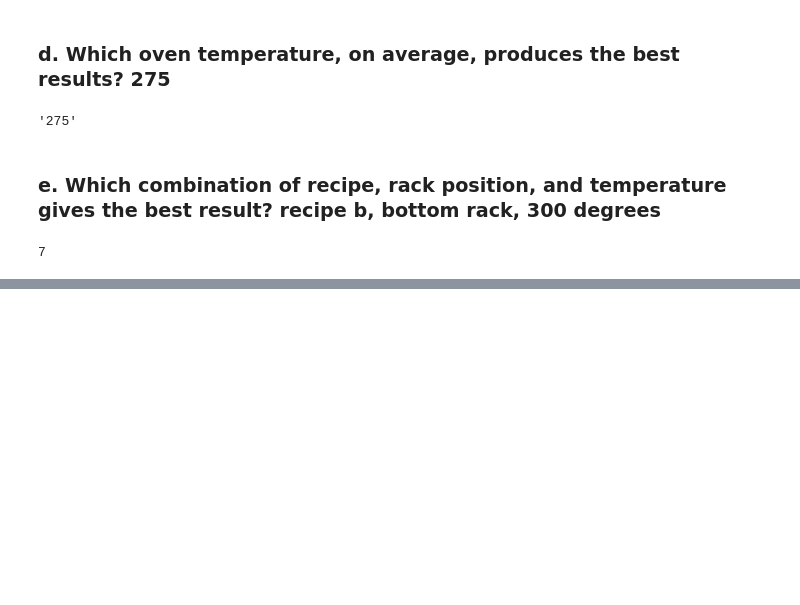
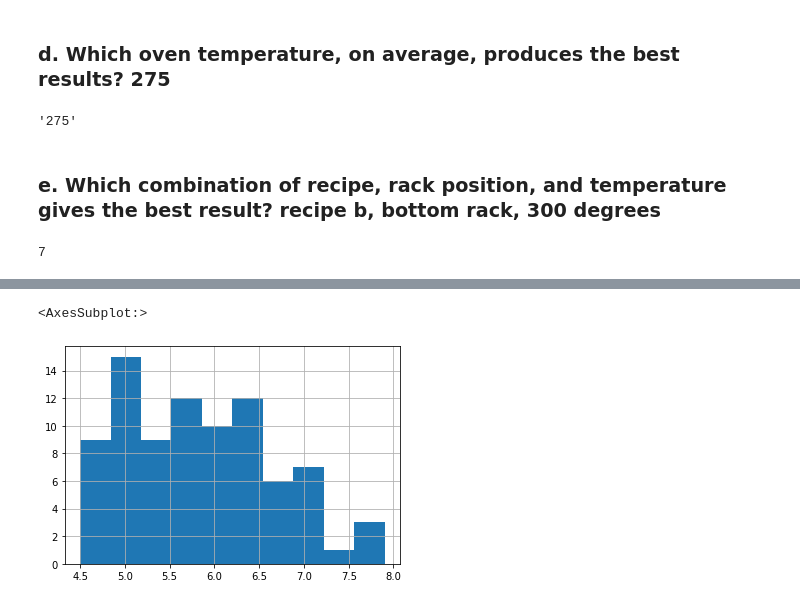
Before and after one commit to m3redithw/classification-exercises, a Jupyter notebook: classification_exercises.ipynb, the cells around one changed output, grey strips where cells are left out. Drawn from its saved outputs; the diff is of its cells as text; code cells hidden in the pictures; blank space fills up the shorter version.

```diff
--- a/classification_exercises.ipynb
+++ b/classification_exercises.ipynb
@@ -1081,0 +1088,11 @@ cake_tidy.bottom.idxmax()
+# %%
+import pandas as pd
+import numpy as np
+import matplotlib.pyplot as plt
+import seaborn as sns
+
+import acquire
+import prepare
+df = acquire.get_iris_data()
+iris = prepare.prep_iris(df)
+iris
@@ -1081,0 +1113,4 @@ cake_tidy.bottom.idxmax()
+# %%
+# split the data
+
+train, validate, test = prepare.split(iris)
@@ -1081,0 +1148,7 @@ cake_tidy.bottom.idxmax()
+# %%
+# histogram
+
+train.sepal_length.hist()
+# %% [output]
+<AxesSubplot:>
+[figure, added]
```
Also changed, not shown: parts of 86 cells of this notebook.
